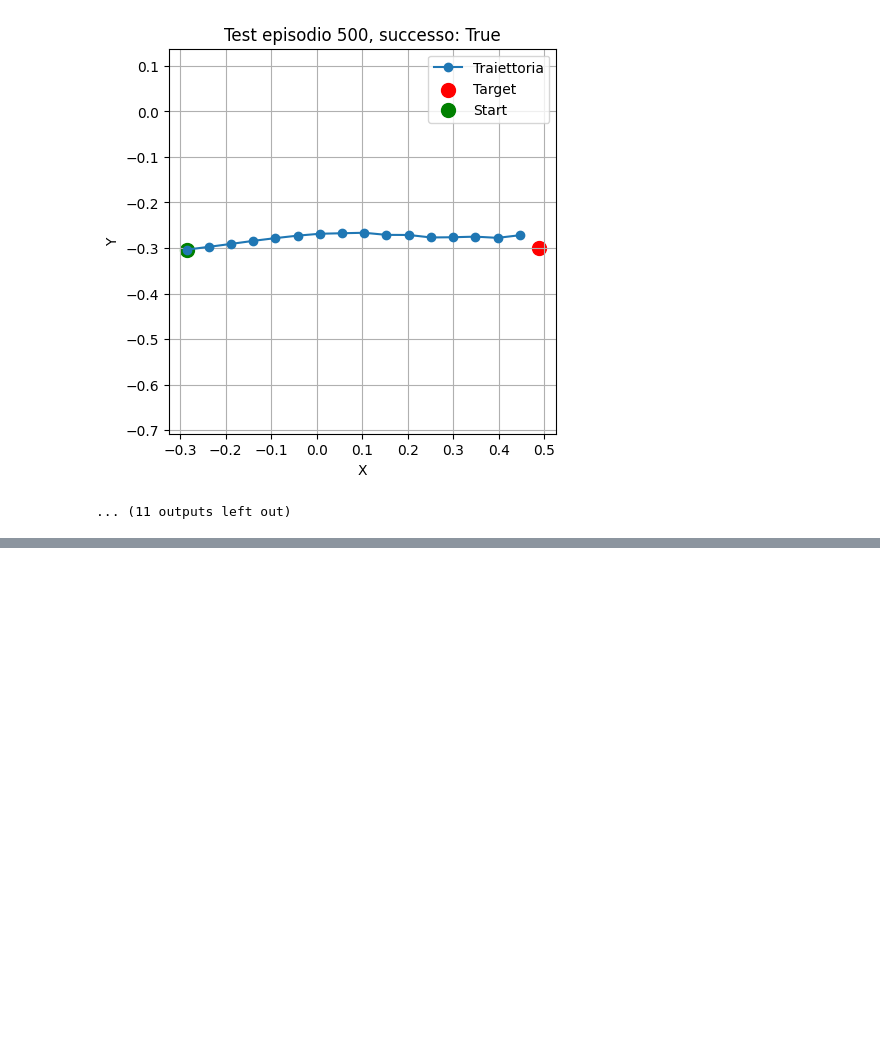
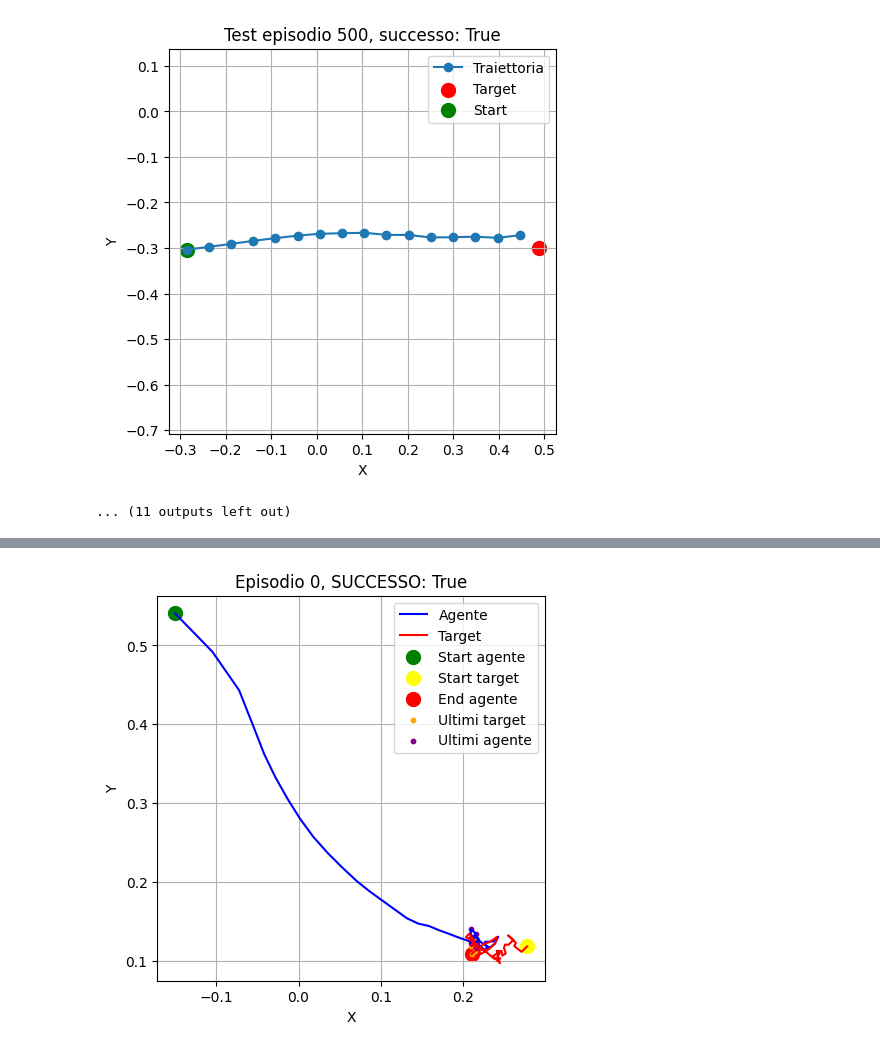
Before and after one commit to EdoardoZappia/RL_tracking, a Jupyter notebook: ddpg.ipynb, the cells around one changed output, grey strips where cells are left out. Cells and saved outputs as stored; diff of their text form; code cells hidden in the pictures; blank space fills up the shorter version.

```diff
--- a/ddpg.ipynb
+++ b/ddpg.ipynb
@@ -708,3 +708,100 @@ if __name__ == "__main__":
 [Episode 500] Steps: 16, Final distance: 0.0178, Success: True
 [figure]
 ... (11 outputs left out)
+# %%
+import os
+import torch
+import numpy as np
+import matplotlib.pyplot as plt
+from environment import TrackingEnv
+from ddpg_dyn import DDPGAgent
+
+def load_agent(checkpoint_path, env=None):
+    if env is None:
+        env = TrackingEnv()
+    state_dim = env.observation_space.shape[0]
+    action_dim = env.action_space.shape[0]
+    agent = DDPGAgent(state_dim, action_dim)
+
+    checkpoint = torch.load(checkpoint_path, map_location=torch.device('cpu'))
+    agent.actor.load_state_dict(checkpoint['actor_state_dict'])
+    agent.critic.load_state_dict(checkpoint['critic_state_dict'])
+
+    agent.eval()  # Imposta .eval() anche sui moduli interni (se serve, aggiungi)
+    return agent
+
+def test_agent_with_random_targets(agent, env=None, num_episodes=1001, tolerance=0.02):
+    if env is None:
+        env = TrackingEnv()
+
+    ep_attached_counter = []
+    success_counter = 0
+
+    for ep in range(num_episodes):
+        state, _ = env.reset()
+        state = torch.tensor(state, dtype=torch.float32)
+        done = False
+        step = 0
+        trajectory = []
+        target_trajectory = []
+        attached_counter = 0
+        total_attached_counter = 0
+
+        while not done:
+            trajectory.append(state[:2].detach().numpy())
+            target_trajectory.append(state[2:4].detach().numpy())
+            with torch.no_grad():
+                action = agent.actor(state, training=False).detach().numpy() #training=False).detach().numpy()  # Nessun rumore
+            next_state, _, done, truncated, _, _ = env.step(action)
+            next_state = torch.tensor(next_state, dtype=torch.float32)
+
+            if torch.norm(next_state[:2] - state[2:4]) < tolerance:
+                total_attached_counter += 1
+                attached_counter += 1
+            else:
+                attached_counter = 0
+            if ep == 0:
+                print(attached_counter)
+            if attached_counter > 20 or truncated:
+                done = True
+
+            state = next_state
+            step += 1
+
+        ep_attached_counter.append(total_attached_counter)
+
+        success = attached_counter > 20
+        if success:
+            success_counter += 1
+
+        print(f"[Episode {ep}] Steps: {step}, Total attached counter: {total_attached_counter}, Success: {success}")
+
+        if ep % 100 == 0:
+            trajectory = np.array(trajectory)
+            target_trajectory = np.array(target_trajectory)
+            plt.figure(figsize=(5, 5))
+            plt.plot(trajectory[:, 0], trajectory[:, 1], label="Agente", color='blue')
+            plt.plot(target_trajectory[:, 0], target_trajectory[:, 1], label="Target", color='red')
+            plt.scatter(*trajectory[0], color='green', label='Start agente', s=100)
+            plt.scatter(*target_trajectory[0], color='yellow', label='Start target', s=100)
+            plt.scatter(*target_trajectory[-1], color='red', label='End agente', s=100)
+            plt.scatter(target_trajectory[-5:, 0], target_trajectory[-5:, 1], color='orange', label='Ultimi target', s=10)
+            plt.scatter(trajectory[-5:, 0], trajectory[-5:, 1], color='purple', label='Ultimi agente', s=10)
+            plt.title(f"Episodio {ep}, SUCCESSO: {success}")
+            plt.xlabel("X")
+            plt.ylabel("Y")
+            plt.legend()
+            plt.grid()
+            plt.show()
+
+
+
+    env.close()
+    print(f"\nMedia distanza finale: {np.mean(ep_attached_counter):.4f}")
+    print(f"Numero successi: {success_counter} / {num_episodes}")
+
+if __name__ == "__main__":
+    checkpoint = "runs/ddpg_run_dyn20250415_182341/checkpoint_ep2234.pth"
+    agent = load_agent(checkpoint)
+    test_agent_with_random_targets(agent)
+# %% [output]
@@ -710,0 +825 @@ if __name__ == "__main__":
+[figure, added]
```
Also changed, not shown: parts of 1 cell of this notebook, 2 other files.
